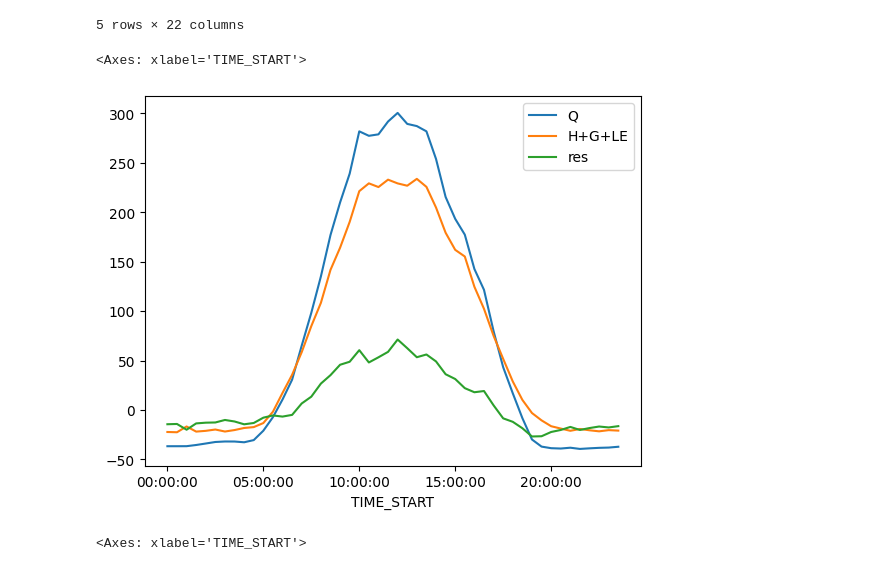
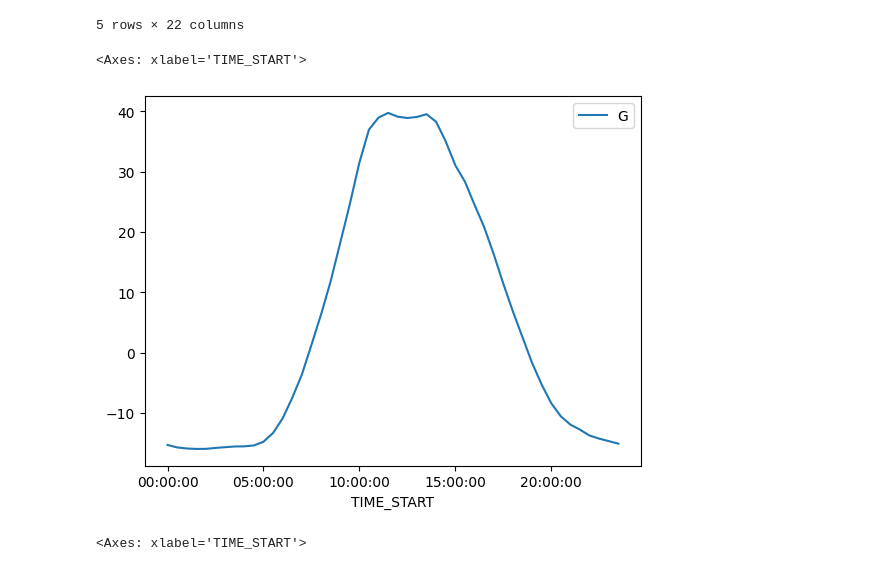
Before and after one commit to justusm00/ebc-project, a Jupyter notebook: data_2024/analysis_2024.ipynb, the cells around one changed output. Drawn from its saved outputs; the diff is of its cells as text; code cells hidden in the pictures.

```diff
--- a/data_2024/analysis_2024.ipynb
+++ b/data_2024/analysis_2024.ipynb
@@ -245,10 +245,11 @@ def diurnal_cycles_fbg(df_fluxes, df_meteo):
 df_goew = diurnal_cycles_goew(fluxes_goew, meteo_goew)
 df_fbg = diurnal_cycles_fbg(fluxes_fbg, meteo_fbg)
 # %%
-df_fbg[["Q", "H+G+LE", "res"]].plot()
+#df_fbg[["Q", "H+G+LE", "G", "res"]].plot()
+df_fbg[["G"]].plot()
 # %% [output]
 <Axes: xlabel='TIME_START'>
-[figure, old version]
+[figure, new version]
 # %%
 df_goew[["Q", "H+LE"]].plot()
 # %% [output]
```
Also changed, not shown: parts of 1 cell of this notebook, 4 other files.
